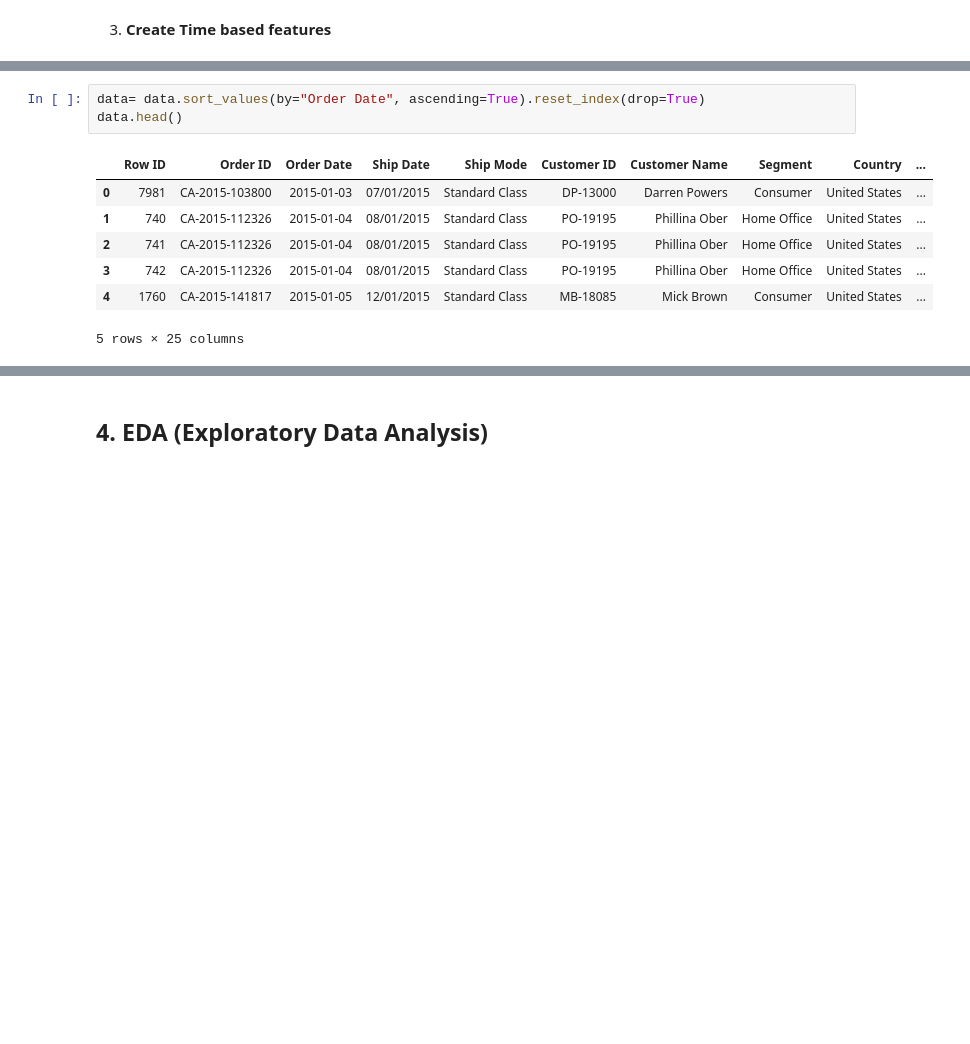
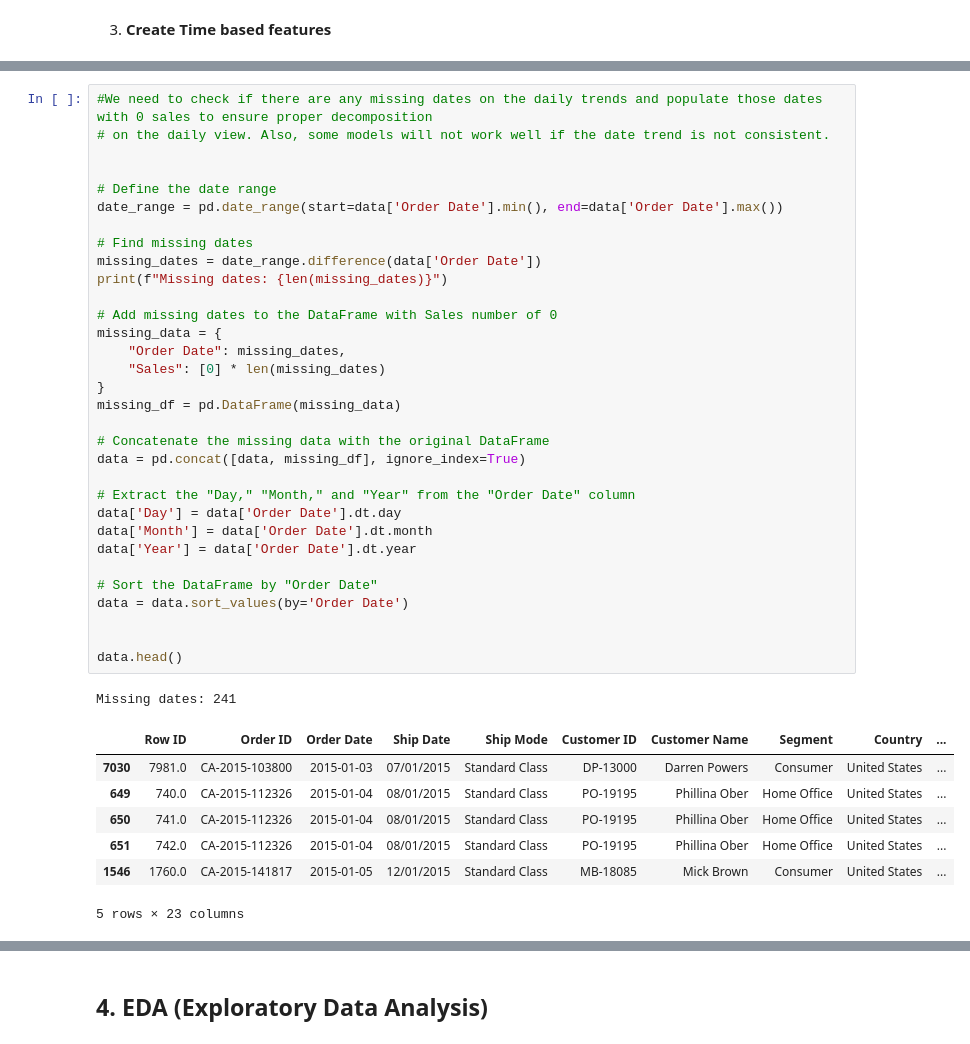
Before and after one commit to mostafaayman646/Superstore-Sales-forecasting, a Jupyter notebook: milestone_1.ipynb, the cells around one changed output, grey strips where cells are left out. Saved outputs shown, nothing was run; the diff lists cells and outputs as text; blank space fills up the shorter version.

```diff
--- a/milestone_1.ipynb
+++ b/milestone_1.ipynb
@@ -375,14 +354,44 @@ plt.show()
-# %%
-data= data.sort_values(by="Order Date", ascending=True).reset_index(drop=True)
-data.head()
-# %% [output]
-|  | Row ID | Order ID | Order Date | Ship Date | Ship Mode | Customer ID | Customer Name | Segment | Country | ... |
-| 0 | 7981 | CA-2015-103800 | 2015-01-03 | 07/01/2015 | Standard Class | DP-13000 | Darren Powers | Consumer | United States | ... |
-| 1 | 740 | CA-2015-112326 | 2015-01-04 | 08/01/2015 | Standard Class | PO-19195 | Phillina Ober | Home Office | United States | ... |
-| 2 | 741 | CA-2015-112326 | 2015-01-04 | 08/01/2015 | Standard Class | PO-19195 | Phillina Ober | Home Office | United States | ... |
-| 3 | 742 | CA-2015-112326 | 2015-01-04 | 08/01/2015 | Standard Class | PO-19195 | Phillina Ober | Home Office | United States | ... |
-| 4 | 1760 | CA-2015-141817 | 2015-01-05 | 12/01/2015 | Standard Class | MB-18085 | Mick Brown | Consumer | United States | ... |
-5 rows × 25 columns
+# %%
+#We need to check if there are any missing dates on the daily trends and populate those dates with 0 sales to ensure proper decomposition
+# on the daily view. Also, some models will not work well if the date trend is not consistent.
+
+
+# Define the date range
+date_range = pd.date_range(start=data['Order Date'].min(), end=data['Order Date'].max())
+
+# Find missing dates
+missing_dates = date_range.difference(data['Order Date'])
+print(f"Missing dates: {len(missing_dates)}")
+
+# Add missing dates to the DataFrame with Sales number of 0
+missing_data = {
+    "Order Date": missing_dates,
+    "Sales": [0] * len(missing_dates)
+}
+missing_df = pd.DataFrame(missing_data)
+
+# Concatenate the missing data with the original DataFrame
+data = pd.concat([data, missing_df], ignore_index=True)
+
+# Extract the "Day," "Month," and "Year" from the "Order Date" column
+data['Day'] = data['Order Date'].dt.day
+data['Month'] = data['Order Date'].dt.month
+data['Year'] = data['Order Date'].dt.year
+
+# Sort the DataFrame by "Order Date"
+data = data.sort_values(by='Order Date')
+
+
+data.head()
+# %% [output]
+Missing dates: 241
+|  | Row ID | Order ID | Order Date | Ship Date | Ship Mode | Customer ID | Customer Name | Segment | Country | ... |
+| 7030 | 7981.0 | CA-2015-103800 | 2015-01-03 | 07/01/2015 | Standard Class | DP-13000 | Darren Powers | Consumer | United States | ... |
+| 649 | 740.0 | CA-2015-112326 | 2015-01-04 | 08/01/2015 | Standard Class | PO-19195 | Phillina Ober | Home Office | United States | ... |
+| 650 | 741.0 | CA-2015-112326 | 2015-01-04 | 08/01/2015 | Standard Class | PO-19195 | Phillina Ober | Home Office | United States | ... |
+| 651 | 742.0 | CA-2015-112326 | 2015-01-04 | 08/01/2015 | Standard Class | PO-19195 | Phillina Ober | Home Office | United States | ... |
+| 1546 | 1760.0 | CA-2015-141817 | 2015-01-05 | 12/01/2015 | Standard Class | MB-18085 | Mick Brown | Consumer | United States | ... |
+5 rows × 23 columns
 # %%
 data.tail()
 # %% [output]
```
Also changed, not shown: parts of 13 cells of this notebook, 3 other files.
